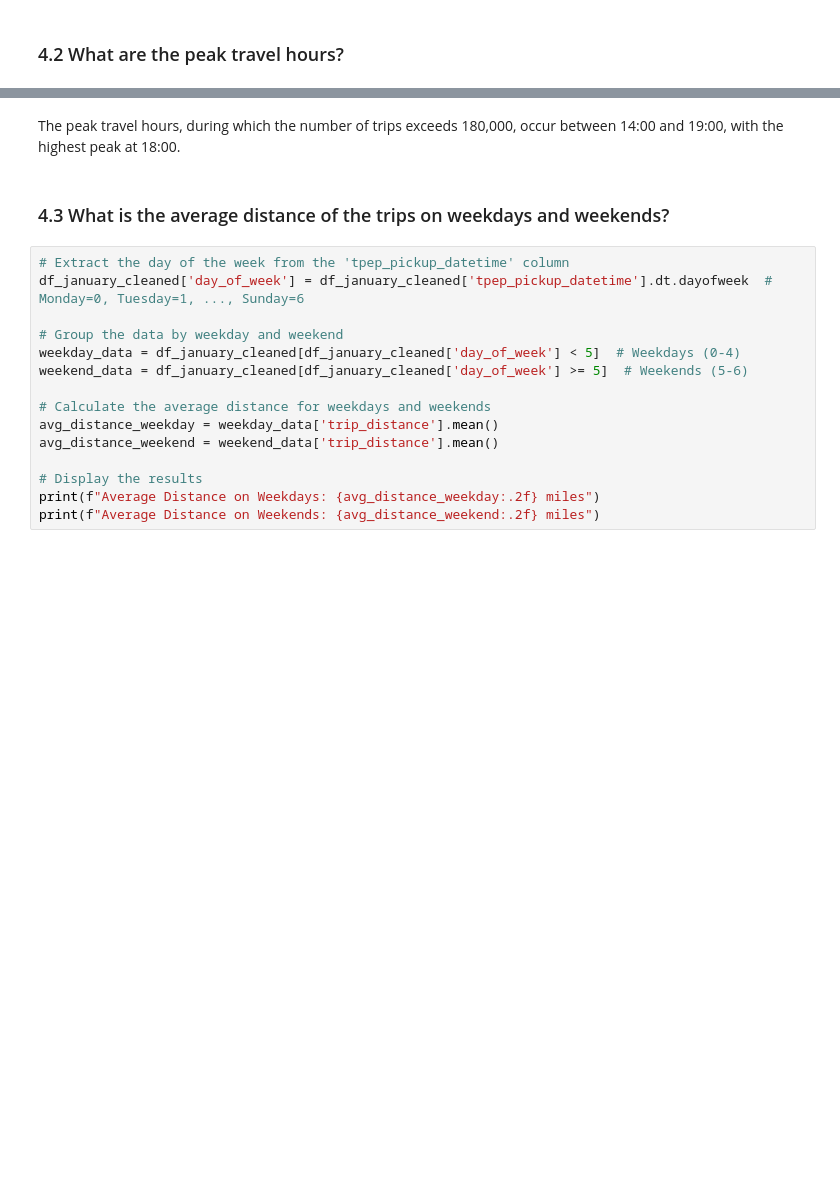
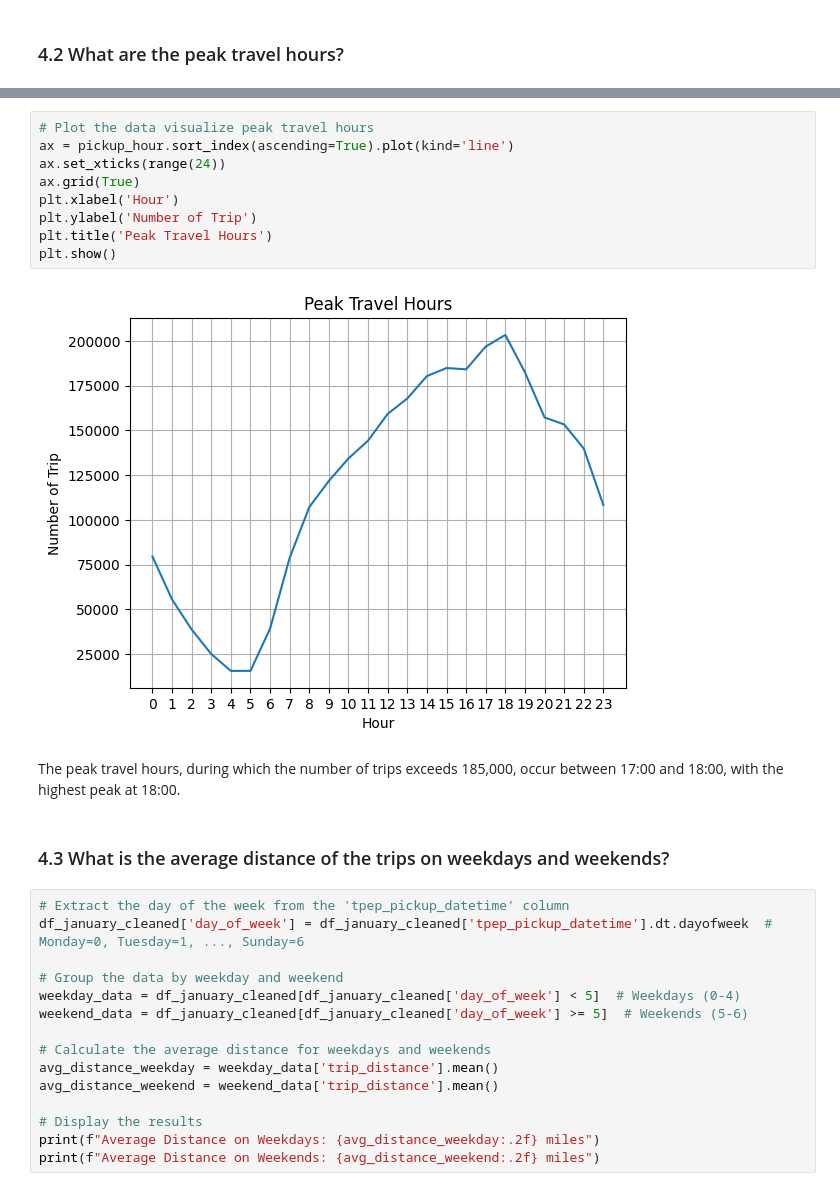
Before and after one commit to melbreaker/Taxi-Trip-Records-Data-Analysis, a Jupyter notebook: taxi-trip-records-data-analysis.ipynb, the cells around one changed output, grey strips where cells are left out. Drawn from its saved outputs; the diff is of its cells as text; blank space fills up the shorter version.

```diff
--- a/taxi-trip-records-data-analysis.ipynb
+++ b/taxi-trip-records-data-analysis.ipynb
@@ -1044,5 +1040,16 @@ pickup_hour.sort_index(ascending=True).plot(kind='bar')
+# %%
+# Plot the data visualize peak travel hours
+ax = pickup_hour.sort_index(ascending=True).plot(kind='line')
+ax.set_xticks(range(24))
+ax.grid(True)
+plt.xlabel('Hour')
+plt.ylabel('Number of Trip')
+plt.title('Peak Travel Hours')
+plt.show()
+# %% [output]
+[figure, added]
 # %% [markdown]
-The peak travel hours, during which the number of trips exceeds 180,000, occur between 14:00 and 19:00, with the highest peak at 18:00.
+The peak travel hours, during which the number of trips exceeds 185,000, occur between 17:00 and 18:00, with the highest peak at 18:00.
 # %% [markdown]
 ### 4.3 What is the average distance of the trips on weekdays and weekends?
 # %%
```
Also changed, not shown: parts of 8 cells of this notebook.
